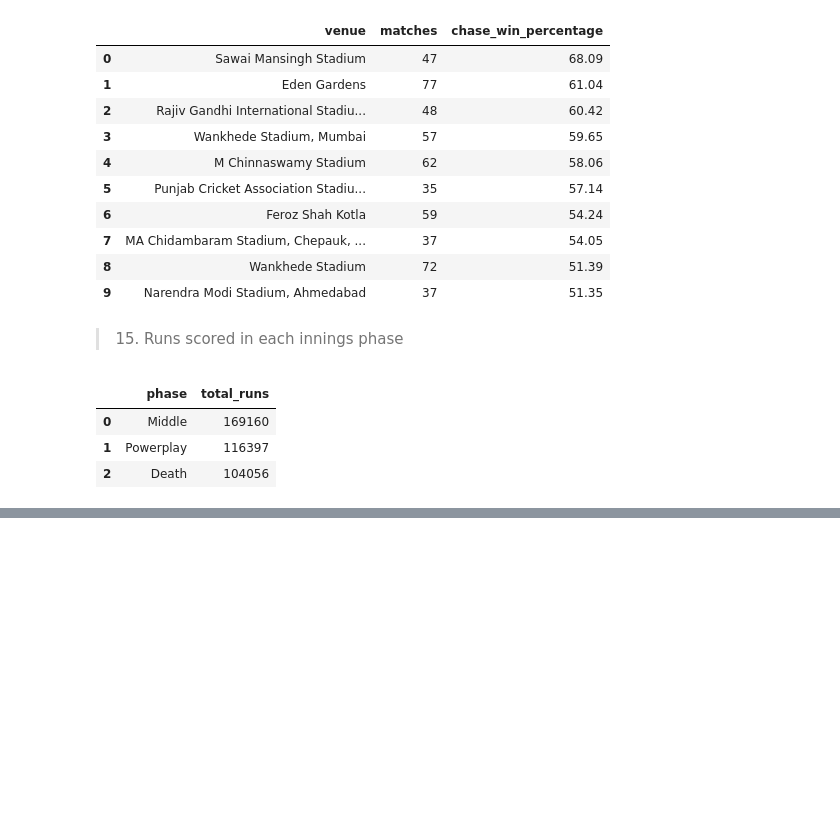
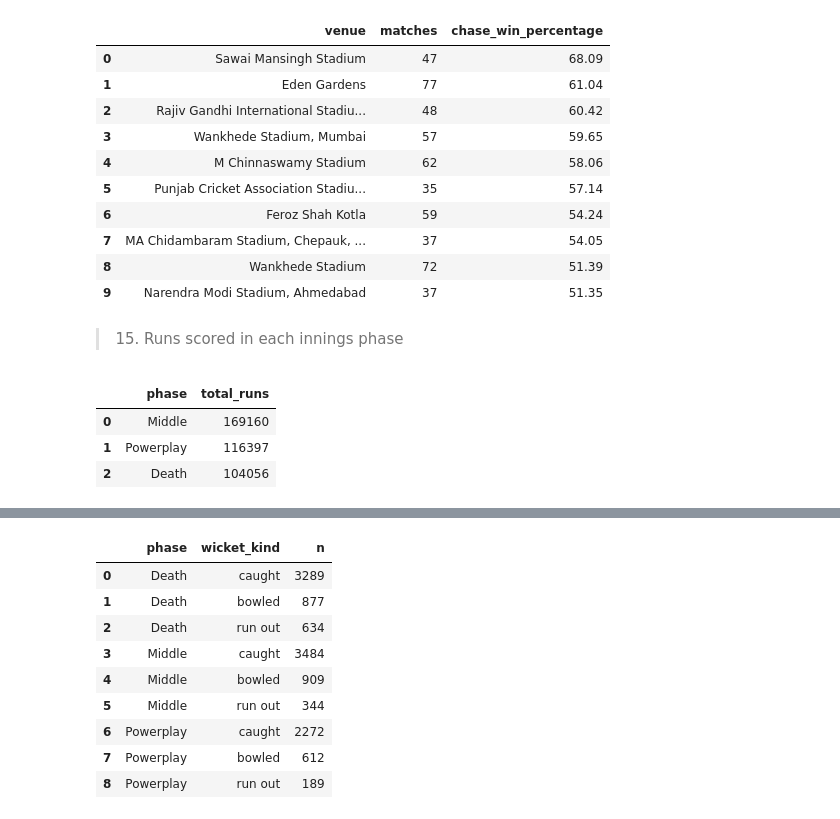
Before and after one commit to midlajmuhammad/ipl-cricket-analytics, a Jupyter notebook: notebooks/03_analysis.ipynb, the cells around one changed output, grey strips where cells are left out. Drawn from its saved outputs; the diff is of its cells as text; code cells hidden in the pictures; blank space fills up the shorter version.

```diff
--- a/notebooks/03_analysis.ipynb
+++ b/notebooks/03_analysis.ipynb
@@ -393,0 +2613,28 @@ ORDER BY total_runs DESC;
+# %%
+# K3 — How does the way batters get out change across the phases?
+
+q("""
+SELECT phase,
+       wicket_kind,
+       COUNT(*) AS n
+FROM v_ball
+WHERE is_wicket = 1
+  AND wicket_kind IN ('caught', 'bowled', 'run out')
+GROUP BY phase, wicket_kind
+ORDER BY phase, n DESC;
+""")
+
+# My observation:
+# Caught, bowled and run-out dismissals can be compared across
+# the Powerplay, Middle and Death phases using this grouping.
+# %% [output]
+|  | phase | wicket_kind | n |
+| 0 | Death | caught | 3289 |
+| 1 | Death | bowled | 877 |
+| 2 | Death | run out | 634 |
+| 3 | Middle | caught | 3484 |
+| 4 | Middle | bowled | 909 |
+| 5 | Middle | run out | 344 |
+| 6 | Powerplay | caught | 2272 |
+| 7 | Powerplay | bowled | 612 |
+| 8 | Powerplay | run out | 189 |
```
Also changed, not shown: parts of 114 cells of this notebook, 4 other files.
